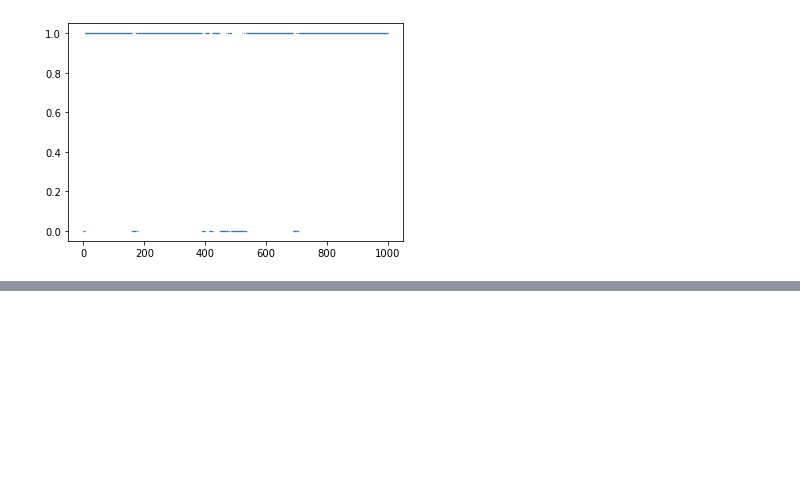
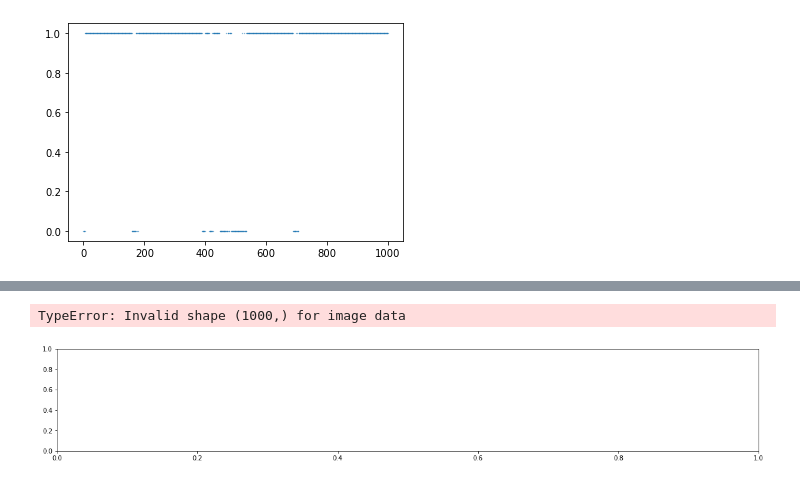
Before and after one commit to Stillerman/Evolutionary-Robotics, a Jupyter notebook: Analyze.ipynb, the cells around one changed output, grey strips where cells are left out. Cells and saved outputs as stored; diff of their text form; code cells hidden in the pictures; blank space fills up the shorter version.

Commit message:
other fp graph

```diff
--- a/Analyze.ipynb
+++ b/Analyze.ipynb
@@ -92,11 +71,0 @@ df[mask]
-# %%
-plt.rcParams["figure.figsize"] = (20,3)
-
-for idx in [101,110,118,123, 244,246]:
-    lh = np.asarray(df["leg_hist"][idx]).T
-    data = lh > 0
-    fig = plt.figure()
-    ax = fig.add_subplot(111)
-    ax.imshow(data, aspect='auto', cmap="binary", interpolation='nearest')
-
-    plt.show()
@@ -109,0 +92,16 @@ for idx in [101,110,118,123, 244,246]:
+# %%
+plt.rcParams["figure.figsize"] = (20,3)
+
+for idx in [101,110,118,123, 244,246]:
+    lh = np.asarray(df["sense_hist"][idx]).T
+    data = lh > 0
+    fig = plt.figure()
+    ax = fig.add_subplot(111)
+
+    data.reshape((1000, 1))
+    ax.imshow(data, aspect='auto', cmap="binary", interpolation='nearest')
+
+    plt.show()
+# %% [output]
+TypeError: Invalid shape (1000,) for image data
+[figure, added]
```
Also changed, not shown: parts of 3 cells of this notebook.
